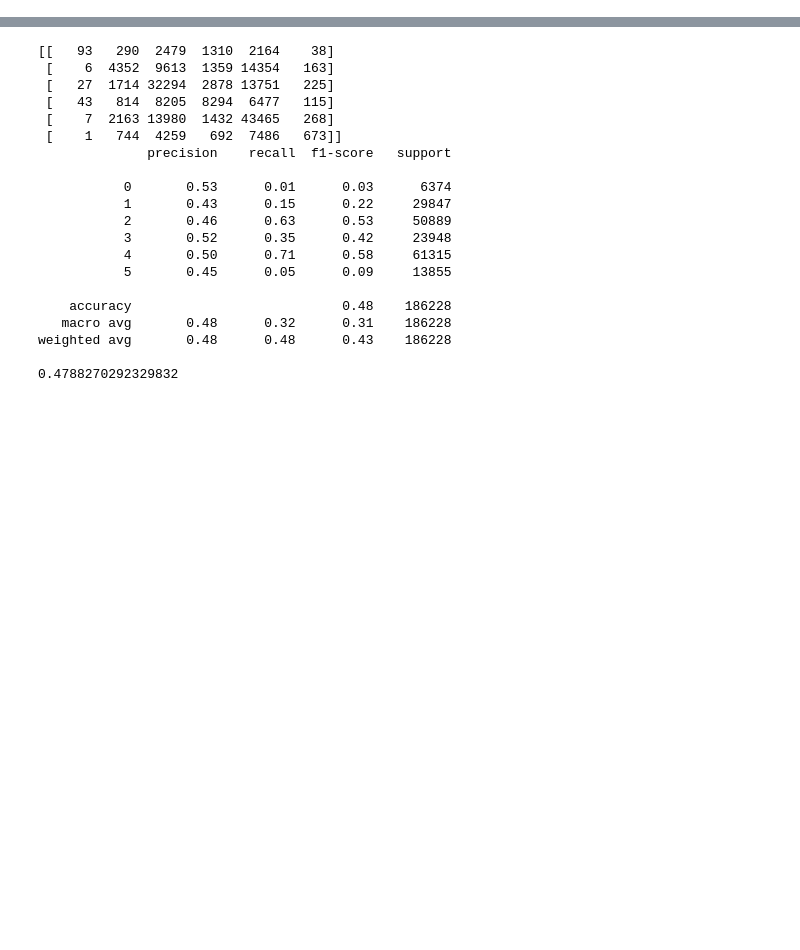
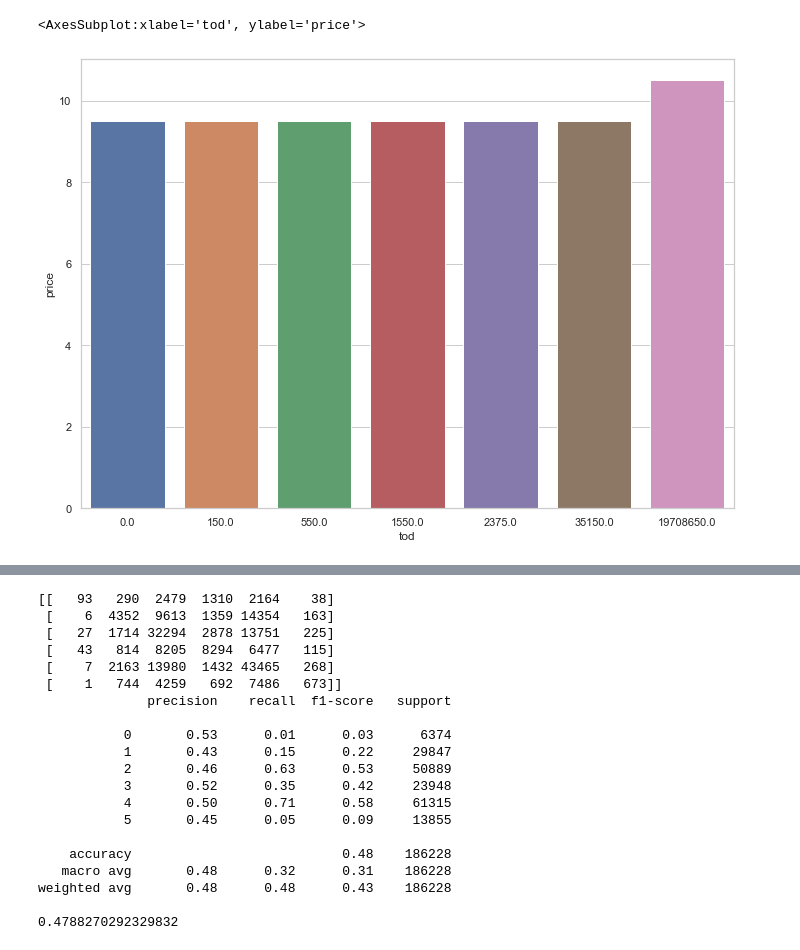
Before and after one commit to tariqmassaoudi/CFM-2020-EMINES, a Jupyter notebook: CFM analysis.ipynb, the cells around one changed output, grey strips where cells are left out. Drawn from its saved outputs; the diff is of its cells as text; code cells hidden in the pictures; blank space fills up the shorter version.

```diff
--- a/CFM analysis.ipynb
+++ b/CFM analysis.ipynb
@@ -1,5 +12,7 @@
 # %%
 import numpy as np
 import pandas as pd
-train_data = pd.read_hdf("train_dc2020.h5", 'data')
-labels = pd.read_csv("train_labels.csv")
+train_data = pd.read_hdf("data/train_dc2020.h5", 'data')
+labels = pd.read_csv("data/train_labels.csv")
+train_data= pd.read_hdf("data/test_dc2020.h5", 'data')
+concat=pd.concat([train_data,labels],axis=1).drop(columns=["ID"]).dropna()
@@ -7,0 +59,29 @@ concat=pd.concat([train_data,labels],axis=1).drop(columns=["ID"]).dropna()
+# %%
+def getTrades(index,df):
+    point=df.iloc[index]
+    emptydict={"price":[],"qty":[],"venue":[],"tod":[]}
+    for key,data in point.to_dict().items():
+        if key[1]=="price":
+            emptydict["price"].append(data)
+        if key[1]=="qty":
+            emptydict["qty"].append(data)
+        if key[1]=="source_id":
+            emptydict["venue"].append(data)
+        if key[1]=="tod":
+            emptydict["tod"].append(data)
+
+    onlyTrades=pd.DataFrame(emptydict).sort_values(by="tod")
+    onlyTrades.tod=onlyTrades.tod-onlyTrades.tod[9]
+    onlyTrades.tod=onlyTrades.tod.astype(str)
+    onlyTrades.price=onlyTrades.price+10
+    onlyTrades.venue=onlyTrades.venue.astype(str)
+    return onlyTrades
+# %%
+onlyTrades=getTrades(0,concat)
+import seaborn as sns
+sns.set(rc={'figure.figsize':(11.7,8.27)})
+sns.set_style("whitegrid")
+sns.barplot(data=onlyTrades,x='tod',y='price')
+# %% [output]
+<AxesSubplot:xlabel='tod', ylabel='price'>
+[figure, added]
```
Also changed, not shown: parts of 18 cells of this notebook.
